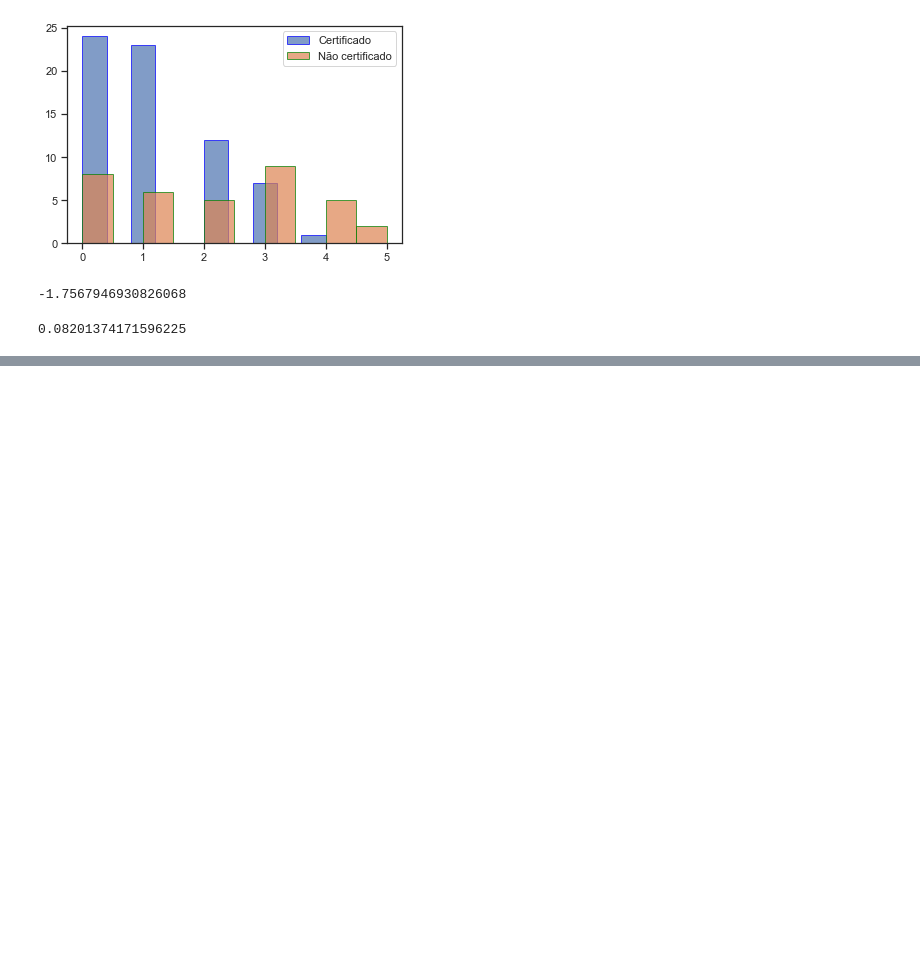
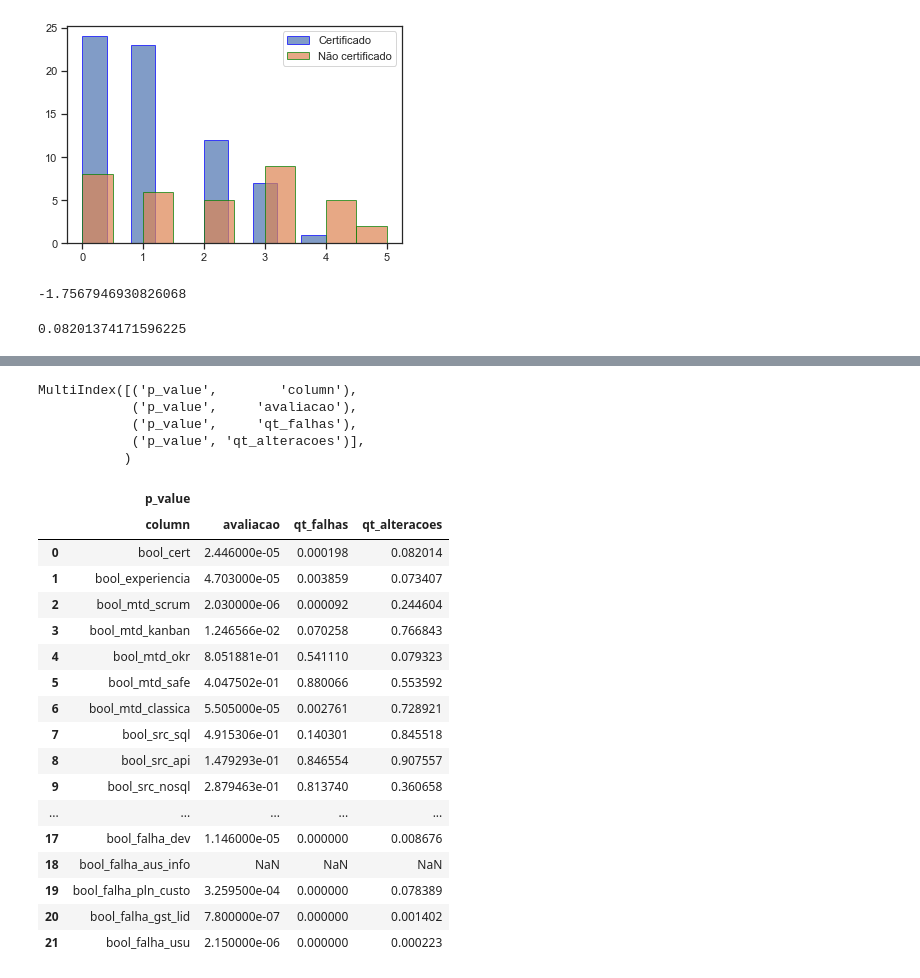
Before and after one commit to luisvenezian/fatores-de-sucesso-na-implementacao-de-lagos-de-dados-na-nuvem, a Jupyter notebook: data_analysis.ipynb, the cells around one changed output, grey strips where cells are left out. Saved outputs shown, nothing was run; the diff lists cells and outputs as text; code cells hidden in the pictures; blank space fills up the shorter version.

```diff
--- a/data_analysis.ipynb
+++ b/data_analysis.ipynb
@@ -127,0 +146,31 @@ g = sns.boxplot(x="maior_desafio", y="avaliacao", palette="YlGnBu_d", data=df)
+# %%
+pd.MultiIndex.from_product([["p_value"], ["column"] + metrics])
+# %% [output]
+MultiIndex([('p_value',        'column'),
+            ('p_value',     'avaliacao'),
+            ('p_value',     'qt_falhas'),
+            ('p_value', 'qt_alteracoes')],
+           )
+# %%
+df_p_values = pd.DataFrame(data=p_dataset, columns=pd.MultiIndex.from_product([["p_value"], ["column"] + metrics]))
+# %%
+df_p_values[["p_value"]]
+# %% [output]
+|  | p_value |  |  |  |
+|  | column | avaliacao | qt_falhas | qt_alteracoes |
+| 0 | bool_cert | 2.446000e-05 | 0.000198 | 0.082014 |
+| 1 | bool_experiencia | 4.703000e-05 | 0.003859 | 0.073407 |
+| 2 | bool_mtd_scrum | 2.030000e-06 | 0.000092 | 0.244604 |
+| 3 | bool_mtd_kanban | 1.246566e-02 | 0.070258 | 0.766843 |
+| 4 | bool_mtd_okr | 8.051881e-01 | 0.541110 | 0.079323 |
+| 5 | bool_mtd_safe | 4.047502e-01 | 0.880066 | 0.553592 |
+| 6 | bool_mtd_classica | 5.505000e-05 | 0.002761 | 0.728921 |
+| 7 | bool_src_sql | 4.915306e-01 | 0.140301 | 0.845518 |
+| 8 | bool_src_api | 1.479293e-01 | 0.846554 | 0.907557 |
+| 9 | bool_src_nosql | 2.879463e-01 | 0.813740 | 0.360658 |
+| ... | ... | ... | ... | ... |
+| 17 | bool_falha_dev | 1.146000e-05 | 0.000000 | 0.008676 |
+| 18 | bool_falha_aus_info | NaN | NaN | NaN |
+| 19 | bool_falha_pln_custo | 3.259500e-04 | 0.000000 | 0.078389 |
+| 20 | bool_falha_gst_lid | 7.800000e-07 | 0.000000 | 0.001402 |
+| 21 | bool_falha_usu | 2.150000e-06 | 0.000000 | 0.000223 |
```
Also changed, not shown: parts of 8 cells of this notebook.
